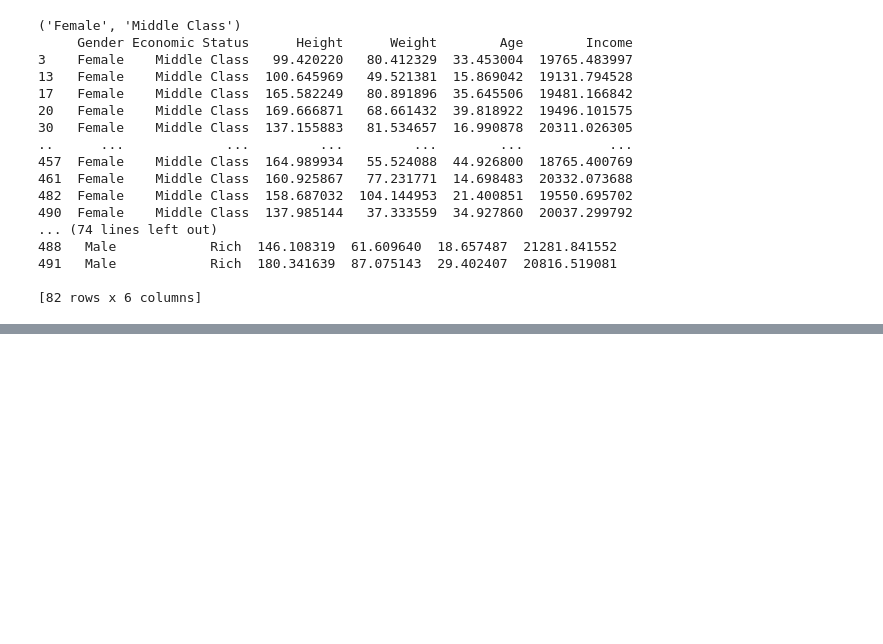
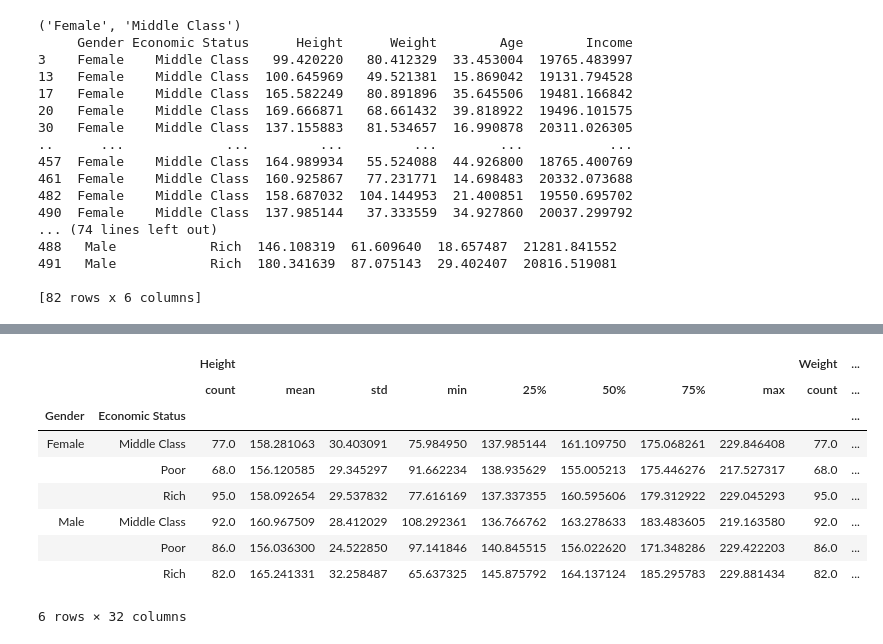
Before and after one commit to olivisoll/python_ML, a Jupyter notebook: notebooks/T2 - 3 - Data Cleaning - Agrupación de Datos.ipynb, the cells around one changed output, grey strips where cells are left out. Drawn from its saved outputs; the diff is of its cells as text; code cells hidden in the pictures; blank space fills up the shorter version.

```diff
--- a/notebooks/T2 - 3 - Data Cleaning - Agrupación de Datos.ipynb
+++ b/notebooks/T2 - 3 - Data Cleaning - Agrupación de Datos.ipynb
@@ -149,0 +186,13 @@ for names, groups in double_group:
+# %%
+double_group.describe()
+# %% [output]
+|  |  | Height |  |  |  |  |  |  |  | Weight | ... |
+|  |  | count | mean | std | min | 25% | 50% | 75% | max | count | ... |
+| Gender | Economic Status |  |  |  |  |  |  |  |  |  | ... |
+| Female | Middle Class | 77.0 | 158.281063 | 30.403091 | 75.984950 | 137.985144 | 161.109750 | 175.068261 | 229.846408 | 77.0 | ... |
+|  | Poor | 68.0 | 156.120585 | 29.345297 | 91.662234 | 138.935629 | 155.005213 | 175.446276 | 217.527317 | 68.0 | ... |
+|  | Rich | 95.0 | 158.092654 | 29.537832 | 77.616169 | 137.337355 | 160.595606 | 179.312922 | 229.045293 | 95.0 | ... |
+| Male | Middle Class | 92.0 | 160.967509 | 28.412029 | 108.292361 | 136.766762 | 163.278633 | 183.483605 | 219.163580 | 92.0 | ... |
+|  | Poor | 86.0 | 156.036300 | 24.522850 | 97.141846 | 140.845515 | 156.022620 | 171.348286 | 229.422203 | 86.0 | ... |
+|  | Rich | 82.0 | 165.241331 | 32.258487 | 65.637325 | 145.875792 | 164.137124 | 185.295783 | 229.881434 | 82.0 | ... |
+6 rows × 32 columns
```
Also changed, not shown: parts of 28 cells of this notebook.
